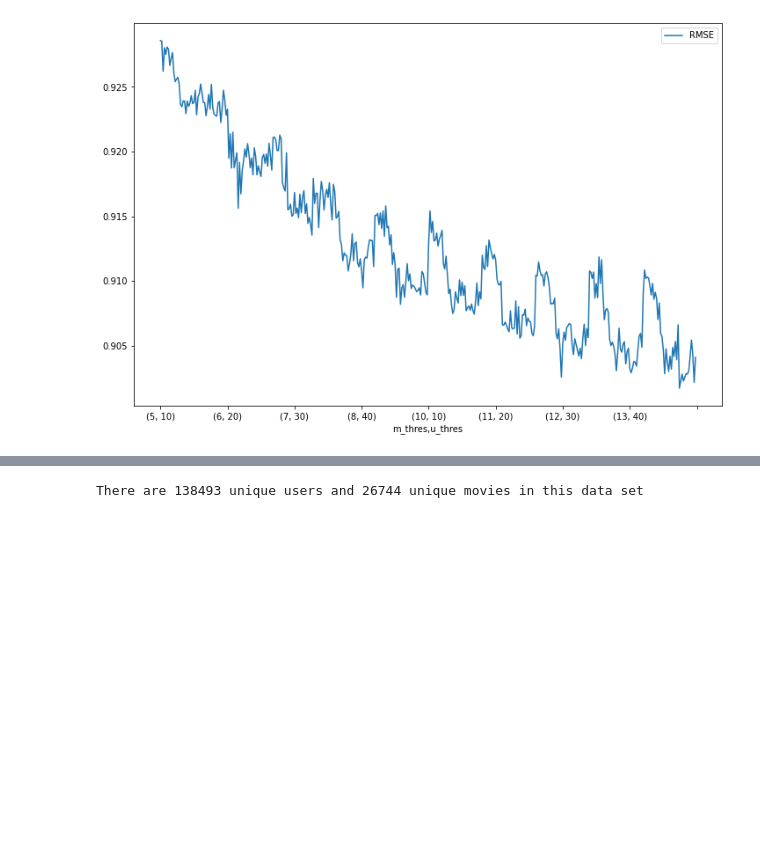
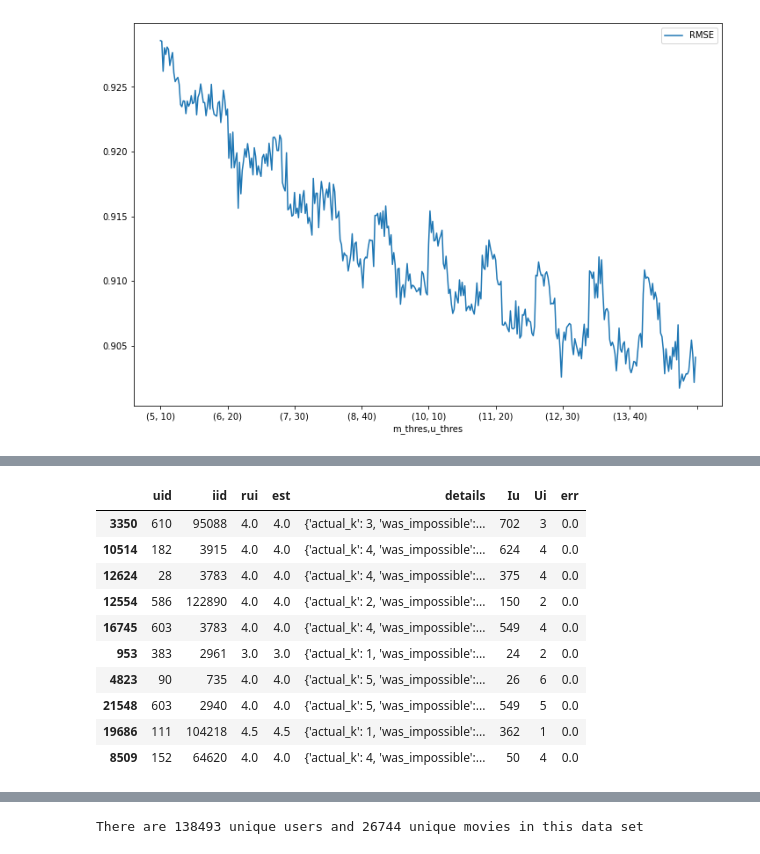
Before and after one commit to donghae0414/BigData_2020-2-, a Jupyter notebook: 20141095_files/20141095_knn_rmse.ipynb, the cells around one changed output, grey strips where cells are left out. Drawn from its saved outputs; the diff is of its cells as text; code cells hidden in the pictures; blank space fills up the shorter version.

```diff
--- a/20141095_files/20141095_knn_rmse.ipynb
+++ b/20141095_files/20141095_knn_rmse.ipynb
@@ -287,0 +390,11 @@ ax = result.plot(
+# %%
+drops = drop_small_num_review_users(drop_small_num_review_movies(df_ratings, df_movies_cnt, 5), df_users_cnt, 10)
+reader = Reader(rating_scale=(0.5, 5))
+data = Dataset.load_from_df(drops[['userId', 'movieId', 'rating']], reader=reader)
+train, test = train_test_split(data, test_size=0.25, random_state=42)
+
+algo = KNNBasic()
+cross_validate(algo, data, measures=["RMSE"], cv=3, verbose=False)
+
+predictions = algo.fit(train).test(test)
+accuracy.rmse(predictions)
@@ -287,0 +412,22 @@ ax = result.plot(
+# %%
+asd = pd.DataFrame(predictions, columns=['uid', 'iid', 'rui', 'est', 'details'])
+asd['Iu'] = asd.uid.apply(get_Iu)
+asd['Ui'] = asd.iid.apply(get_Ui)
+asd['err'] = abs(asd.est - asd.rui)
+# %%
+best_predictions = asd.sort_values(by='err')[:10]
+worst_predictions = asd.sort_values(by='err')[-10:]
+# %%
+best_predictions
+# %% [output]
+|  | uid | iid | rui | est | details | Iu | Ui | err |
+| 3350 | 610 | 95088 | 4.0 | 4.0 | {'actual_k': 3, 'was_impossible':... | 702 | 3 | 0.0 |
+| 10514 | 182 | 3915 | 4.0 | 4.0 | {'actual_k': 4, 'was_impossible':... | 624 | 4 | 0.0 |
+| 12624 | 28 | 3783 | 4.0 | 4.0 | {'actual_k': 4, 'was_impossible':... | 375 | 4 | 0.0 |
+| 12554 | 586 | 122890 | 4.0 | 4.0 | {'actual_k': 2, 'was_impossible':... | 150 | 2 | 0.0 |
+| 16745 | 603 | 3783 | 4.0 | 4.0 | {'actual_k': 4, 'was_impossible':... | 549 | 4 | 0.0 |
+| 953 | 383 | 2961 | 3.0 | 3.0 | {'actual_k': 1, 'was_impossible':... | 24 | 2 | 0.0 |
+| 4823 | 90 | 735 | 4.0 | 4.0 | {'actual_k': 5, 'was_impossible':... | 26 | 6 | 0.0 |
+| 21548 | 603 | 2940 | 4.0 | 4.0 | {'actual_k': 5, 'was_impossible':... | 549 | 5 | 0.0 |
+| 19686 | 111 | 104218 | 4.5 | 4.5 | {'actual_k': 1, 'was_impossible':... | 362 | 1 | 0.0 |
+| 8509 | 152 | 64620 | 4.0 | 4.0 | {'actual_k': 4, 'was_impossible':... | 50 | 4 | 0.0 |
```
Also changed, not shown: parts of 24 cells of this notebook.
